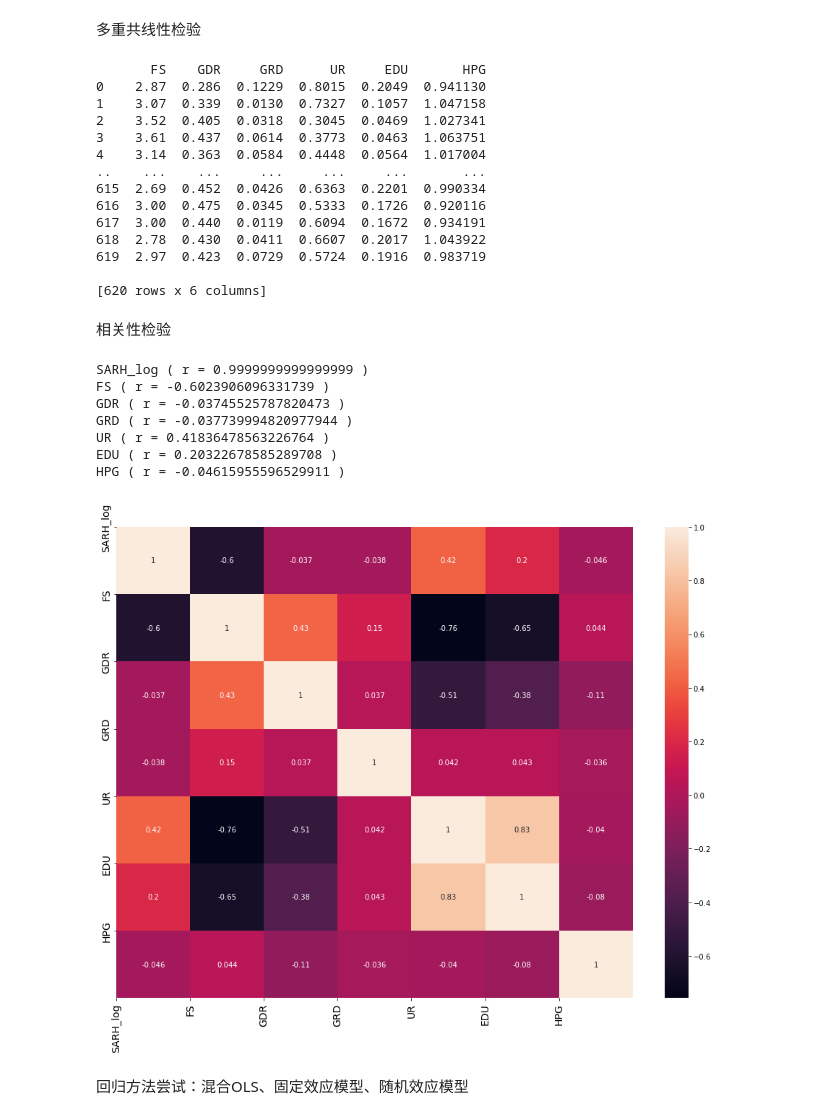
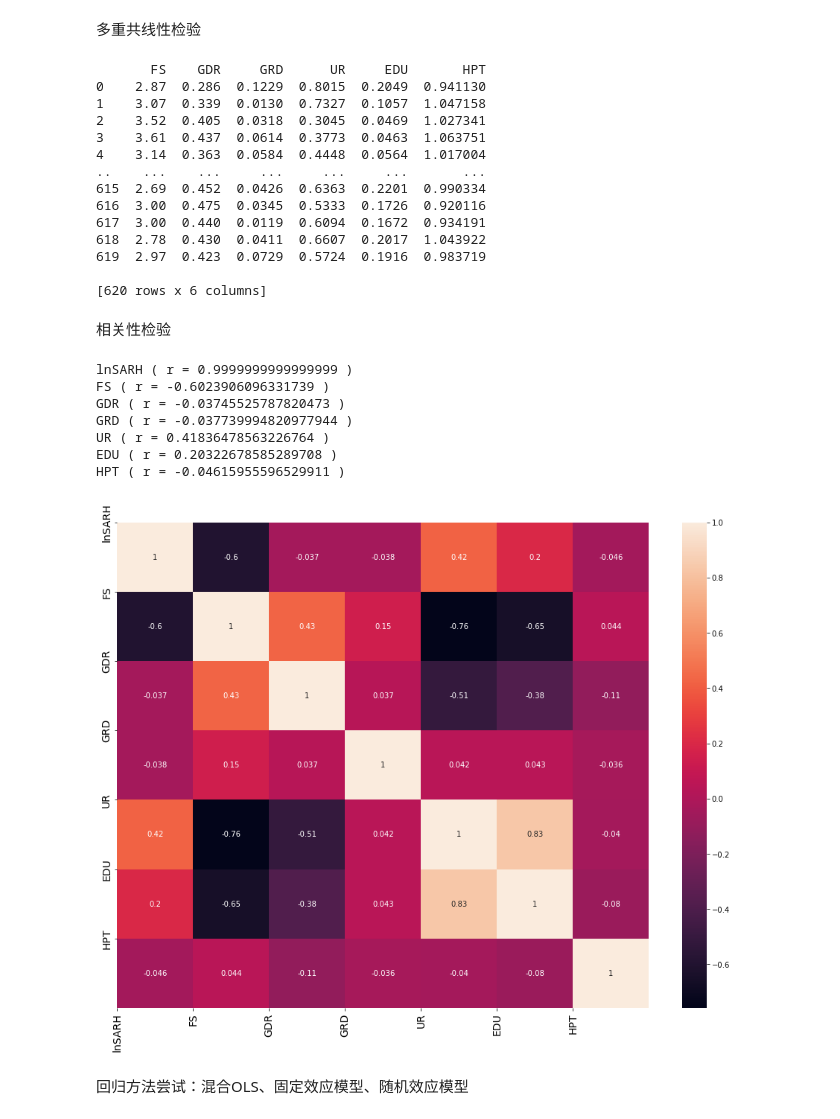
Before and after one commit to XianlaiYin/CASA0007, a Jupyter notebook: Individual/province.ipynb, the cells around one changed output. Drawn from its saved outputs; the diff is of its cells as text; code cells hidden in the pictures.

```diff
--- a/Individual/province.ipynb
+++ b/Individual/province.ipynb
@@ -43,7 +43,7 @@ DPI = pd.read_csv('https://raw.githubusercontent.com/XianlaiYin/Data/main/CASA00
 UP = pd.read_csv('https://raw.githubusercontent.com/XianlaiYin/Data/main/CASA0007/province/UP.csv',index_col=0).T
 UPC = pd.read_csv('https://raw.githubusercontent.com/XianlaiYin/Data/main/CASA0007/province/UPC.csv',index_col=0).T
 UPCR = pd.read_csv('https://raw.githubusercontent.com/XianlaiYin/Data/main/CASA0007/province/UPCR.csv',index_col=0).T
-HPG = pd.read_csv('https://raw.githubusercontent.com/XianlaiYin/Data/main/CASA0007/province/HPG.csv',index_col=0).T
+HPT = pd.read_csv('https://raw.githubusercontent.com/XianlaiYin/Data/main/CASA0007/province/HPG.csv',index_col=0).T
 EDU = pd.read_csv('https://raw.githubusercontent.com/XianlaiYin/Data/main/CASA0007/data_clean/EDU.csv',index_col=0).T
 FS = pd.read_csv('https://raw.githubusercontent.com/XianlaiYin/Data/main/CASA0007/data_clean/FAM.csv',index_col=0).T
 GDP = pd.read_csv('https://raw.githubusercontent.com/XianlaiYin/Data/main/CASA0007/data_clean/GDP.csv',index_col=0).T
@@ -70,7 +70,7 @@ POP['province'] = POP.index.str.replace(" ", "")
 UR['province'] = UR.index.str.replace(" ", "")
 URC['province'] = URC.index.str.replace(" ", "")
 DPI['province'] = DPI.index.str.replace(" ", "")
-HPG['province'] = HPG.index.str.replace(" ", "")
+HPT['province'] = HPT.index.str.replace(" ", "")
 GRD['province'] = GRD.index.str.replace(" ", "")
 UPC['province'] = UPC.index.str.replace(" ", "")
 UPCR['province'] = UPCR.index.str.replace(" ", "")
@@ -91,15 +91,15 @@ melted_POP = pd.melt(POP, id_vars=['province'], value_vars=[2002,2003,2004,2005,
 melted_UR = pd.melt(UR, id_vars=['province'], value_vars=[2002,2003,2004,2005,2006,2007,2008,2009,2010,2011,2012,2013,2014,2015,2016,2017,2018,2019,2020,2021])
 melted_URC = pd.melt(URC, id_vars=['province'], value_vars=[2002,2003,2004,2005,2006,2007,2008,2009,2010,2011,2012,2013,2014,2015,2016,2017,2018,2019,2020,2021])
 melted_DPI = pd.melt(DPI, id_vars=['province'], value_vars=[2002,2003,2004,2005,2006,2007,2008,2009,2010,2011,2012,2013,2014,2015,2016,2017,2018,2019,2020,2021])
-melted_HPG = pd.melt(HPG, id_vars=['province'], value_vars=[2002,2003,2004,2005,2006,2007,2008,2009,2010,2011,2012,2013,2014,2015,2016,2017,2018,2019,2020,2021])
+melted_HPT = pd.melt(HPT, id_vars=['province'], value_vars=[2002,2003,2004,2005,2006,2007,2008,2009,2010,2011,2012,2013,2014,2015,2016,2017,2018,2019,2020,2021])
 melted_GRD = pd.melt(GRD, id_vars=['province'], value_vars=[2002,2003,2004,2005,2006,2007,2008,2009,2010,2011,2012,2013,2014,2015,2016,2017,2018,2019,2020,2021])
 melted_UPC = pd.melt(UPC, id_vars=['province'], value_vars=[2002,2003,2004,2005,2006,2007,2008,2009,2010,2011,2012,2013,2014,2015,2016,2017,2018,2019,2020,2021])
 melted_UPCR = pd.melt(UPCR, id_vars=['province'], value_vars=[2002,2003,2004,2005,2006,2007,2008,2009,2010,2011,2012,2013,2014,2015,2016,2017,2018,2019,2020,2021])
 melted_URCI = pd.melt(URCI, id_vars=['province'], value_vars=[2002,2003,2004,2005,2006,2007,2008,2009,2010,2011,2012,2013,2014,2015,2016,2017,2018,2019,2020,2021])
 
-panel = pd.DataFrame({'province': melted_AUSARH['province'], 'year': melted_AUSARH['Year'], 'AUSARH': melted_AUSARH['value'], 'GDR': melted_GDR['value'], 'HIR': melted_HIR['value'], 'NPGR': melted_NPGR['value'], 'SARH': melted_SARH['value'], 'SPRH': melted_SPRH['value'], 'UP': melted_UP['value'], 'EDU': melted_EDU['value'], 'FS': melted_FS['value'], 'GDP': melted_GDP['value'], 'GEN': melted_GEN['value'], 'POP': melted_POP['value'], 'UR': melted_UR['value'], 'URC': melted_URC['value'], 'DPI': melted_DPI['value'], 'HPG': melted_HPG['value'], 'GRD': melted_GRD['value'], 'UPC': melted_UPC['value'], 'UPCR': melted_UPCR['value'], 'URCI': melted_URCI['value']})
-panel['AUSARH_log'] = np.log(panel['AUSARH'])
-panel['SARH_log'] = np.log(panel['SARH'])
+panel = pd.DataFrame({'province': melted_AUSARH['province'], 'year': melted_AUSARH['Year'], 'AUSARH': melted_AUSARH['value'], 'GDR': melted_GDR['value'], 'HIR': melted_HIR['value'], 'NPGR': melted_NPGR['value'], 'SARH': melted_SARH['value'], 'SPRH': melted_SPRH['value'], 'UP': melted_UP['value'], 'EDU': melted_EDU['value'], 'FS': melted_FS['value'], 'GDP': melted_GDP['value'], 'GEN': melted_GEN['value'], 'POP': melted_POP['value'], 'UR': melted_UR['value'], 'URC': melted_URC['value'], 'DPI': melted_DPI['value'], 'HPT': melted_HPT['value'], 'GRD': melted_GRD['value'], 'UPC': melted_UPC['value'], 'UPCR': melted_UPCR['value'], 'URCI': melted_URCI['value']})
+panel['AUlnSARH'] = np.log(panel['AUSARH'])
+panel['lnSARH'] = np.log(panel['SARH'])
 panel['SPRH_log'] = np.log(panel['SPRH'])
 panel['DPI_log'] = np.log(panel['DPI'])
 panel['HIR_log'] = np.log(panel['HIR'])
@@ -109,7 +109,7 @@ panel['GDR'] = panel['GDR']/100
 panel['GRD'] = panel['GRD']/100
 
 store = panel
-panel = panel[['province','year','SARH_log','FS','GDR','GRD','UR','EDU','HPG']]
+panel = panel[['province','year','lnSARH','FS','GDR','GRD','UR','EDU','HPT']]
 # %% [markdown]
 多重共线性检验
 # %%
@@ -130,11 +130,11 @@ def drop_column_using_vif_(df, thresh=5):
     return df
 
 #VIF
-vifcontent = panel[['FS','GDR','GRD','UR','EDU','HPG']]
+vifcontent = panel[['FS','GDR','GRD','UR','EDU','HPT']]
 vifresult = drop_column_using_vif_(vifcontent)
 print(vifresult)
 # %% [output]
-       FS    GDR     GRD      UR     EDU       HPG
+       FS    GDR     GRD      UR     EDU       HPT
 0    2.87  0.286  0.1229  0.8015  0.2049  0.941130
 1    3.07  0.339  0.0130  0.7327  0.1057  1.047158
 2    3.52  0.405  0.0318  0.3045  0.0469  1.027341
@@ -152,26 +152,26 @@ print(vifresult)
 相关性检验
 # %%
 #Pearson Correlation Coefficient
-corrcontent = panel[['SARH_log','FS','GDR','GRD','UR','EDU','HPG']]
+corrcontent = panel[['lnSARH','FS','GDR','GRD','UR','EDU','HPT']]
 for i in range(len(corrcontent.columns)):
-    pearson = pearsonr(corrcontent[corrcontent.columns[i]], corrcontent['SARH_log'])
+    pearson = pearsonr(corrcontent[corrcontent.columns[i]], corrcontent['lnSARH'])
     print(corrcontent.columns[i],"( r =",pearson[0],")")
 
 #Checking the Correlation Between Variables
 f = plt.figure(figsize=(16, 12))
 sn.heatmap(corrcontent.corr(),annot=True)
 plt.xticks(range(corrcontent.shape[1]), corrcontent.columns, fontsize=14, rotation=90)
 plt.yticks(range(corrcontent.shape[1]), corrcontent.columns, fontsize=14)
 plt.show()
 # %% [output]
-SARH_log ( r = 0.9999999999999999 )
+lnSARH ( r = 0.9999999999999999 )
 FS ( r = -0.6023906096331739 )
 GDR ( r = -0.03745525787820473 )
 GRD ( r = -0.037739994820977944 )
 UR ( r = 0.41836478563226764 )
 EDU ( r = 0.20322678585289708 )
-HPG ( r = -0.04615955596529911 )
+HPT ( r = -0.04615955596529911 )
-[figure, old version]
+[figure, new version]
 # %% [markdown]
 回归方法尝试：混合OLS、固定效应模型、随机效应模型
 # %%
```
Also changed, not shown: parts of 9 cells of this notebook.
